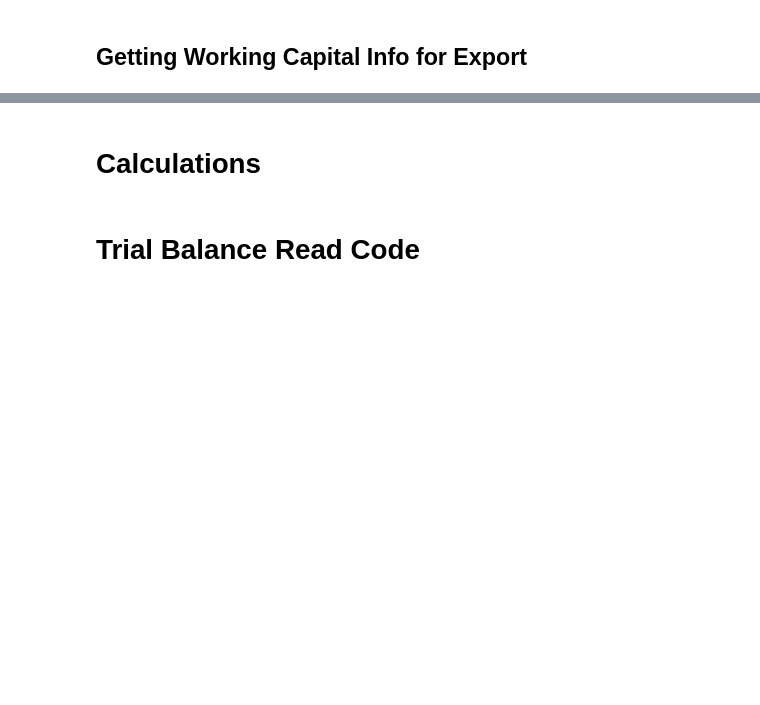
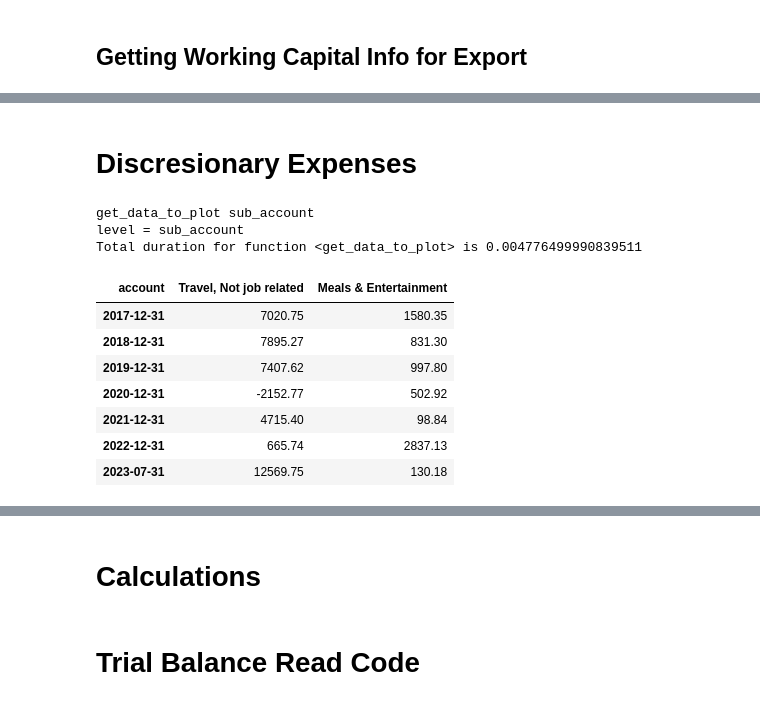
Before and after one commit to jeffwmonroe/Finance-Model, a Jupyter notebook: finance.ipynb, the cells around one changed output, grey strips where cells are left out. Cells and saved outputs as stored; diff of their text form; code cells hidden in the pictures; blank space fills up the shorter version.

```diff
--- a/finance.ipynb
+++ b/finance.ipynb
@@ -76,3 +151,24 @@ accounts.detailed_account_mapping
 data['cost of goods sold'] / data['revenue']
 # %%
 accounts.trial_balances[70100]
+# %% [markdown]
+# Discresionary Expenses
+# %%
+dis_oh  = accounts.get_data_to_plot('sub_account', 'Overhead', 'account', yearly=True)[0]
+
+dis_oh[['Travel, Not job related', 'Meals & Entertainment']]
+
+
+# accounts.accounts
+# %% [output]
+get_data_to_plot sub_account
+level = sub_account
+Total duration for function <get_data_to_plot> is 0.004776499990839511
+| account | Travel, Not job related | Meals & Entertainment |
+| 2017-12-31 | 7020.75 | 1580.35 |
+| 2018-12-31 | 7895.27 | 831.30 |
+| 2019-12-31 | 7407.62 | 997.80 |
+| 2020-12-31 | -2152.77 | 502.92 |
+| 2021-12-31 | 4715.40 | 98.84 |
+| 2022-12-31 | 665.74 | 2837.13 |
+| 2023-07-31 | 12569.75 | 130.18 |
```
Also changed, not shown: parts of 13 cells of this notebook, 4 other files.
